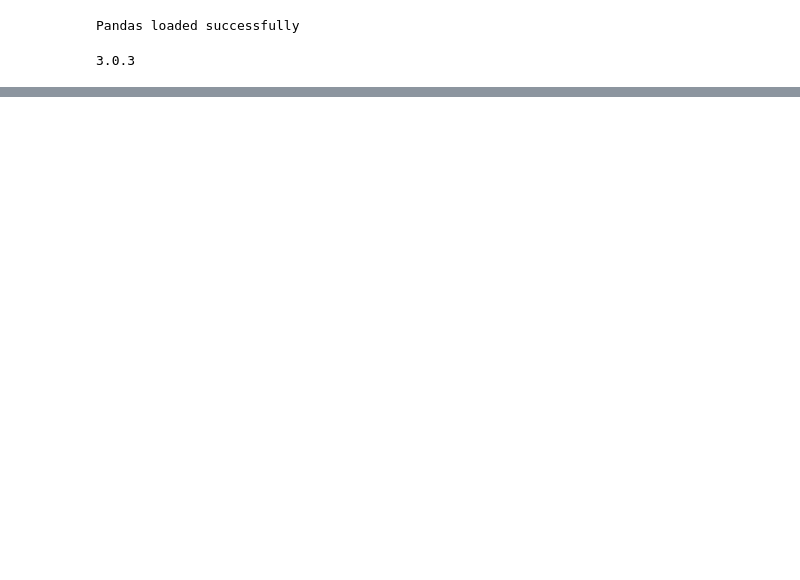
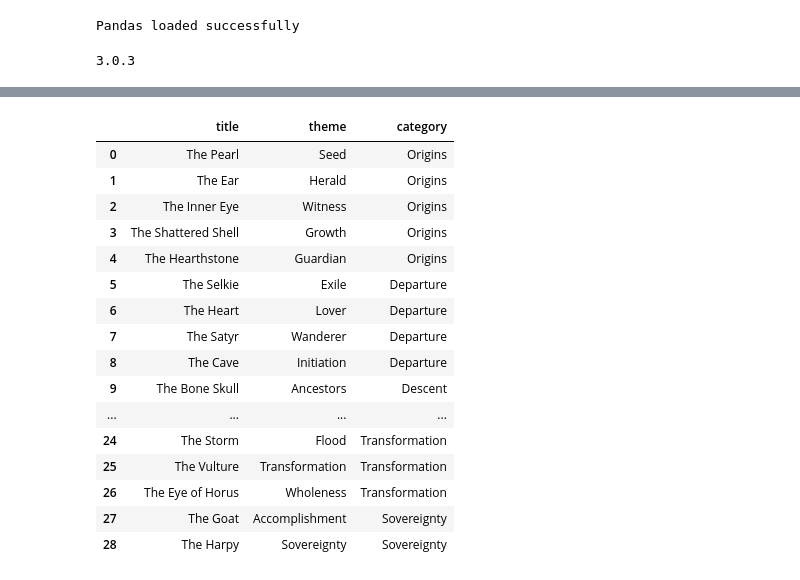
Before and after one commit to Dark-Folio-Press/The-Oracle-Of-Harpies, a Jupyter notebook: notebooks/harpies_deck.ipynb, the cells around one changed output, grey strips where cells are left out. Cells and saved outputs as stored; diff of their text form; code cells hidden in the pictures; blank space fills up the shorter version.

```diff
--- a/notebooks/harpies_deck.ipynb
+++ b/notebooks/harpies_deck.ipynb
@@ -90,0 +347,13 @@ FileNotFoundError: [Errno 2] No such file or directory: 'harpy_cards.csv'
+# %%
+rows = []
+
+for category, themes in theme_categories.items():
+    for theme in themes:
+        rows.append({
+            "category": category,
+            "theme": theme
+        })
+
+theme_df = pd.DataFrame(rows)
+
+theme_df
@@ -90,0 +383,28 @@ FileNotFoundError: [Errno 2] No such file or directory: 'harpy_cards.csv'
+# %%
+cards = cards.merge(
+    theme_df,
+    on="theme",
+    how="left"
+)
+# %%
+cards[
+    ["title","theme","category"]
+]
+# %% [output]
+|  | title | theme | category |
+| 0 | The Pearl | Seed | Origins |
+| 1 | The Ear | Herald | Origins |
+| 2 | The Inner Eye | Witness | Origins |
+| 3 | The Shattered Shell | Growth | Origins |
+| 4 | The Hearthstone | Guardian | Origins |
+| 5 | The Selkie | Exile | Departure |
+| 6 | The Heart | Lover | Departure |
+| 7 | The Satyr | Wanderer | Departure |
+| 8 | The Cave | Initiation | Departure |
+| 9 | The Bone Skull | Ancestors | Descent |
+| ... | ... | ... | ... |
+| 24 | The Storm | Flood | Transformation |
+| 25 | The Vulture | Transformation | Transformation |
+| 26 | The Eye of Horus | Wholeness | Transformation |
+| 27 | The Goat | Accomplishment | Sovereignty |
+| 28 | The Harpy | Sovereignty | Sovereignty |
```
Also changed, not shown: parts of 40 cells of this notebook, 5 other files.
